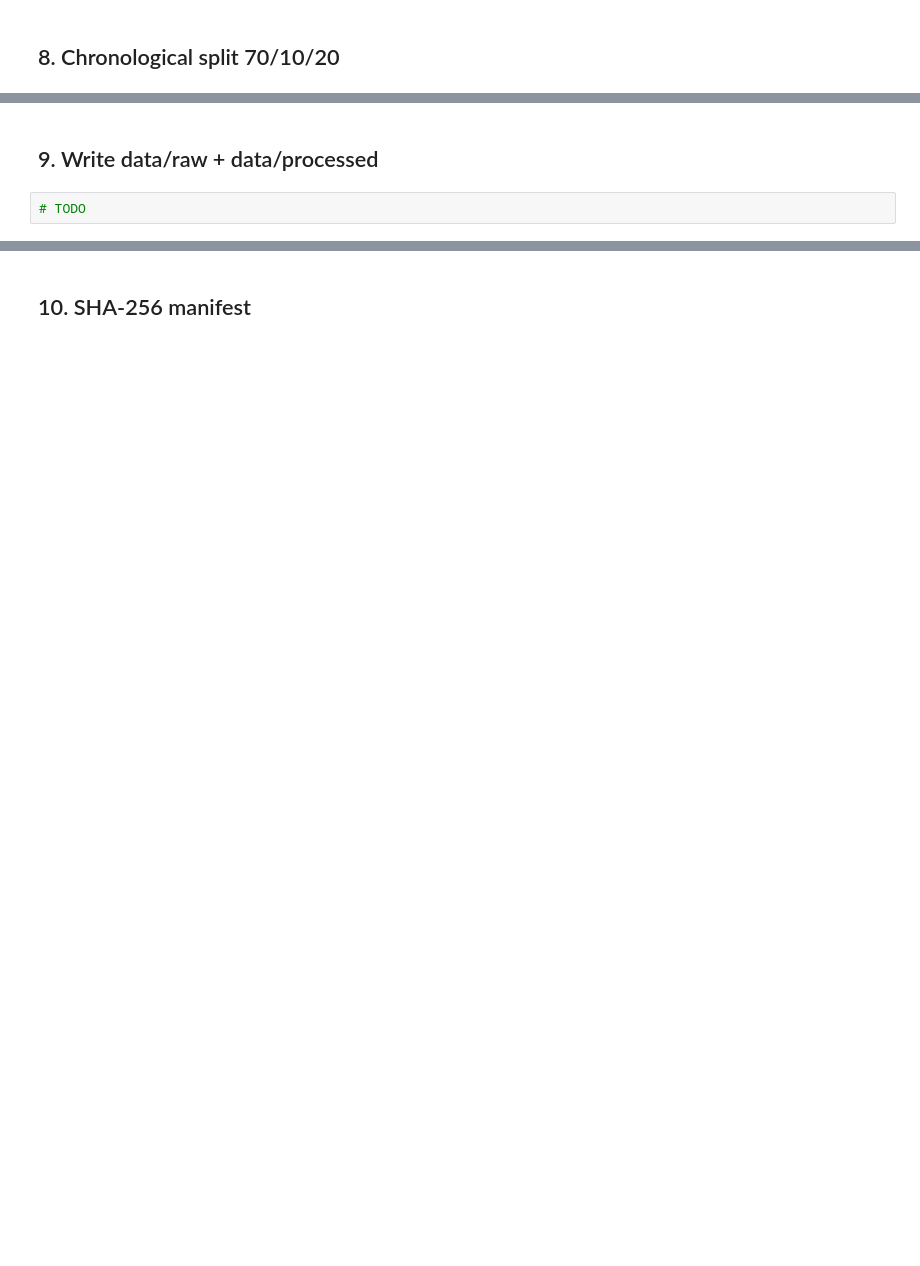
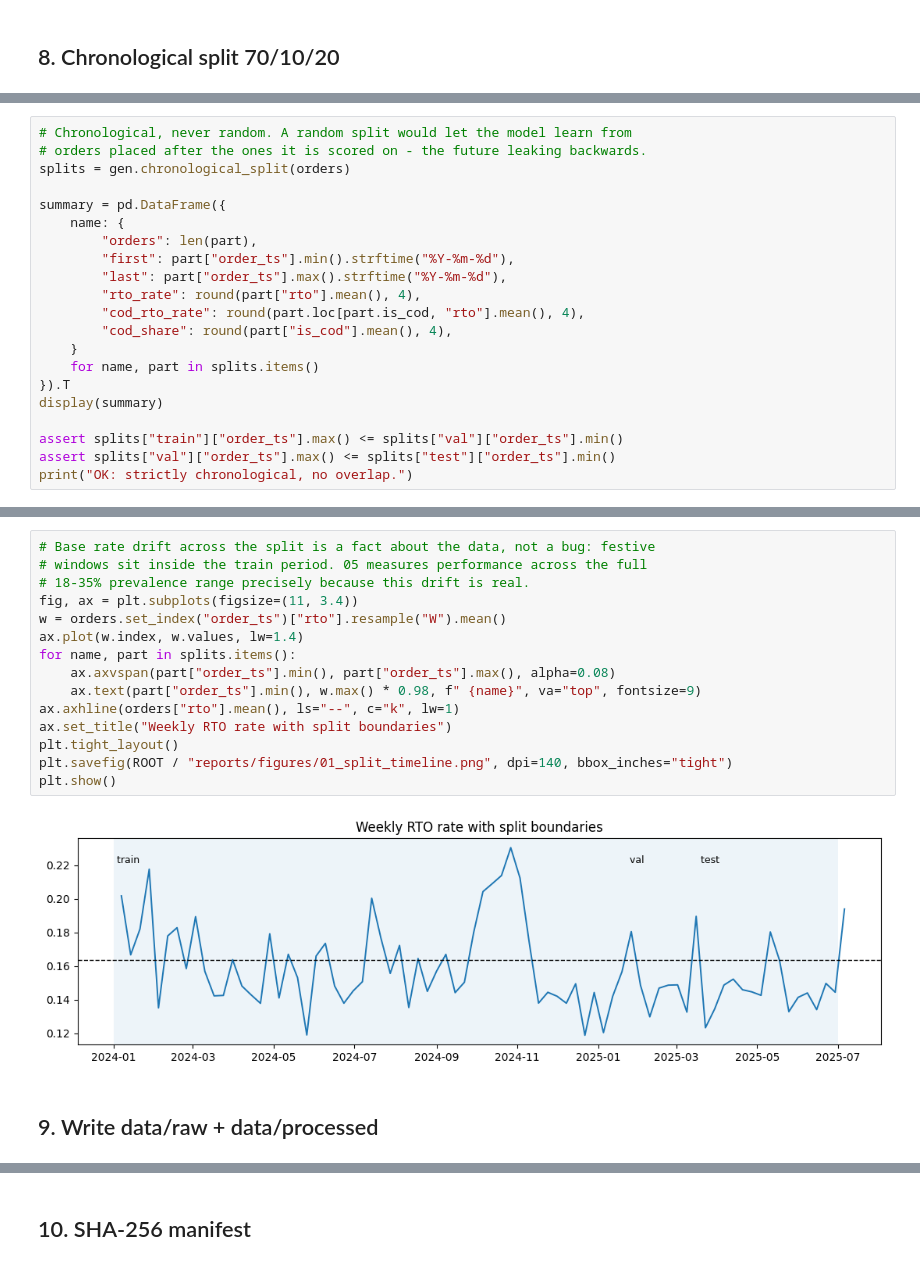
Before and after one commit to lucky07-07/rto-return-risk-scorer, a Jupyter notebook: notebooks/01_data_generation.ipynb, the cells around one changed output, grey strips where cells are left out. Drawn from its saved outputs; the diff is of its cells as text; blank space fills up the shorter version.

```diff
--- a/notebooks/01_data_generation.ipynb
+++ b/notebooks/01_data_generation.ipynb
@@ -38,0 +500,21 @@ Return-Risk Scorer for COD orders (Return-to-Origin prediction).
+# %%
+# Chronological, never random. A random split would let the model learn from
+# orders placed after the ones it is scored on - the future leaking backwards.
+splits = gen.chronological_split(orders)
+
+summary = pd.DataFrame({
+    name: {
+        "orders": len(part),
+        "first": part["order_ts"].min().strftime("%Y-%m-%d"),
+        "last": part["order_ts"].max().strftime("%Y-%m-%d"),
+        "rto_rate": round(part["rto"].mean(), 4),
+        "cod_rto_rate": round(part.loc[part.is_cod, "rto"].mean(), 4),
+        "cod_share": round(part["is_cod"].mean(), 4),
+    }
+    for name, part in splits.items()
+}).T
+display(summary)
+
+assert splits["train"]["order_ts"].max() <= splits["val"]["order_ts"].min()
+assert splits["val"]["order_ts"].max() <= splits["test"]["order_ts"].min()
+print("OK: strictly chronological, no overlap.")
@@ -39,4 +527,19 @@ Return-Risk Scorer for COD orders (Return-to-Origin prediction).
+# %%
+# Base rate drift across the split is a fact about the data, not a bug: festive
+# windows sit inside the train period. 05 measures performance across the full
+# 18-35% prevalence range precisely because this drift is real.
+fig, ax = plt.subplots(figsize=(11, 3.4))
+w = orders.set_index("order_ts")["rto"].resample("W").mean()
+ax.plot(w.index, w.values, lw=1.4)
+for name, part in splits.items():
+    ax.axvspan(part["order_ts"].min(), part["order_ts"].max(), alpha=0.08)
+    ax.text(part["order_ts"].min(), w.max() * 0.98, f" {name}", va="top", fontsize=9)
+ax.axhline(orders["rto"].mean(), ls="--", c="k", lw=1)
+ax.set_title("Weekly RTO rate with split boundaries")
+plt.tight_layout()
+plt.savefig(ROOT / "reports/figures/01_split_timeline.png", dpi=140, bbox_inches="tight")
+plt.show()
+# %% [output]
+[figure, added]
 # %% [markdown]
 ## 9. Write data/raw + data/processed
-# %%
-# TODO
```
Also changed, not shown: parts of 37 cells of this notebook, 18 other files.
